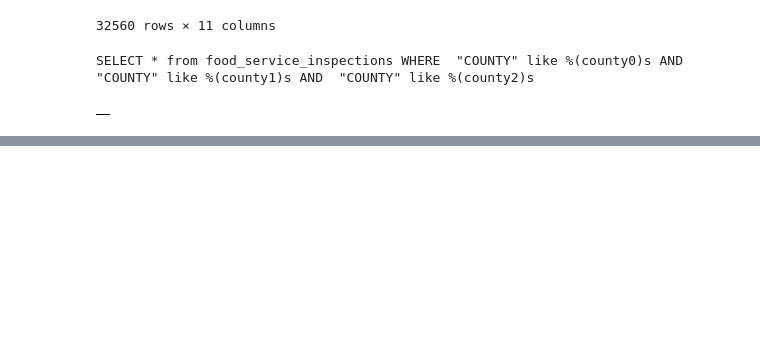
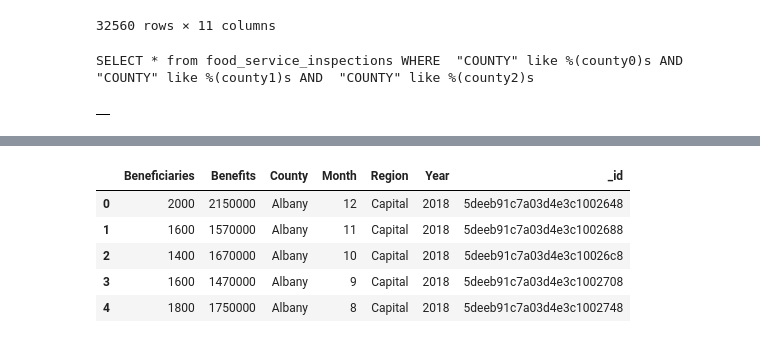
Before and after one commit to Gaurangprasad/DBMS_Fall19_project, a Jupyter notebook: App_Notebook.ipynb, the cells around one changed output, grey strips where cells are left out. Drawn from its saved outputs; the diff is of its cells as text; code cells hidden in the pictures; blank space fills up the shorter version.

```diff
--- a/App_Notebook.ipynb
+++ b/App_Notebook.ipynb
@@ -272,0 +357,9 @@ SELECT * from food_service_inspections WHERE  "COUNTY" like %(county0)s AND  "CO
+# %%
+ins.query().county("albany").max_year(2018).run().head(5)
+# %% [output]
+|  | Beneficiaries | Benefits | County | Month | Region | Year | _id |
+| 0 | 2000 | 2150000 | Albany | 12 | Capital | 2018 | 5deeb91c7a03d4e3c1002648 |
+| 1 | 1600 | 1570000 | Albany | 11 | Capital | 2018 | 5deeb91c7a03d4e3c1002688 |
+| 2 | 1400 | 1670000 | Albany | 10 | Capital | 2018 | 5deeb91c7a03d4e3c10026c8 |
+| 3 | 1600 | 1470000 | Albany | 9 | Capital | 2018 | 5deeb91c7a03d4e3c1002708 |
+| 4 | 1800 | 1750000 | Albany | 8 | Capital | 2018 | 5deeb91c7a03d4e3c1002748 |
```
Also changed, not shown: parts of 10 cells of this notebook, 1 other file.
